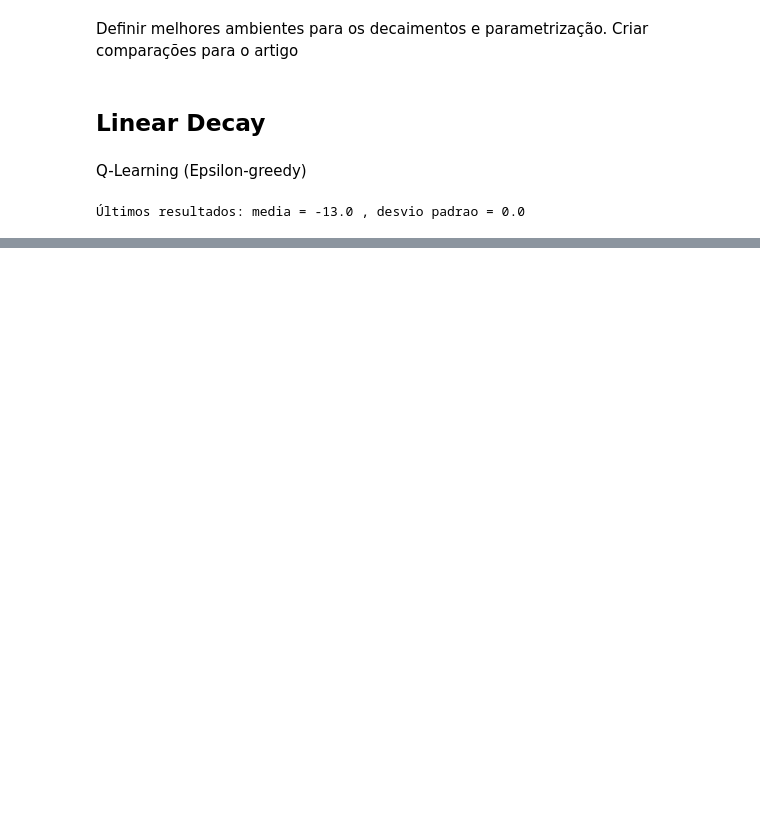
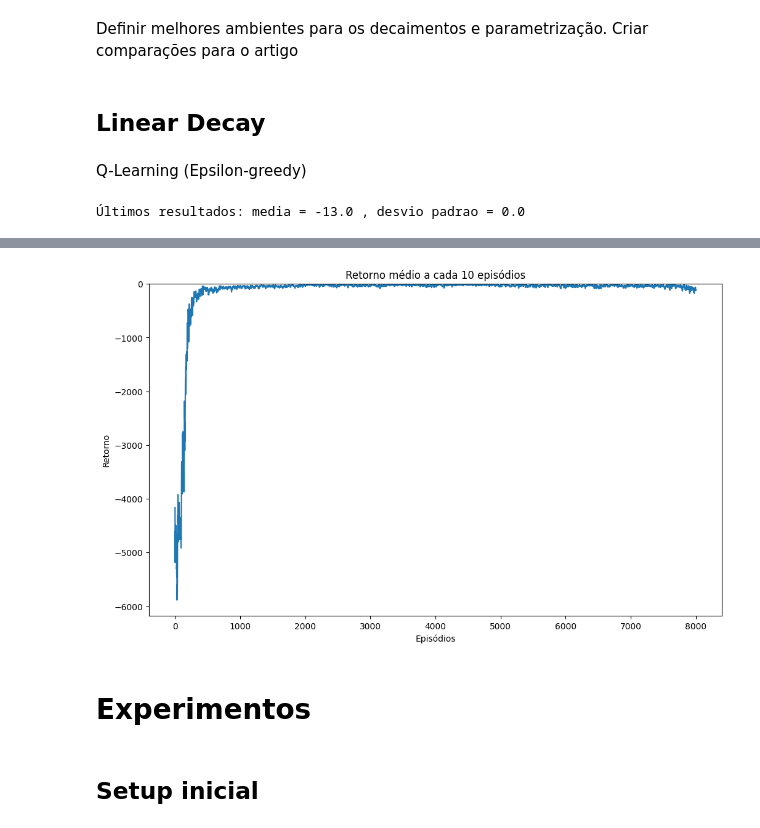
Before and after one commit to christiandoramo/Variantes-para-o-epsilon, a Jupyter notebook: Variantes_do_epsilon.ipynb, the cells around one changed output, grey strips where cells are left out. Saved outputs shown, nothing was run; the diff lists cells and outputs as text; code cells hidden in the pictures; blank space fills up the shorter version.

Commit message:
Início experimentos (CliffWalking)

```diff
--- a/Variantes_do_epsilon.ipynb
+++ b/Variantes_do_epsilon.ipynb
@@ -1524,3 +1508,23 @@ def adaptive_decay_E(E, recent_rewards, threshold=.01, decay_factor=.99,increase
+# %%
+def adaptive_decay_E(E, recent_rewards, threshold=0.005, decay_factor=0.995, increase_factor=1.005, min_E=0.005, max_E=0.995, X=200):
+    if len(recent_rewards) < 2:
+        return E  # Não há dados suficientes para avaliar
+
+    N = min(50, len(recent_rewards)//2)  # Número de episódios considerados
+    recent_mean = np.mean(recent_rewards[-N:])
+
+    if len(recent_rewards) >= 2*N:
+        previous_mean = np.mean(recent_rewards[-2*N:-N])
+    else:
+        previous_mean = recent_mean  # Evita erro de variável não inicializada
+
+    if recent_mean >= (previous_mean - threshold):  # Melhorou ou manteve
+        E = max(E * decay_factor, min_E)
+    else:  # Desempenho piorou
+        if E < max_E * 0.9:  # Permite aumento apenas se estiver significativamente abaixo do máximo
+            E = min(E * increase_factor, max_E)
+
+    return E
 # %% [markdown]
 #### Aplicado ao Q-learning
 # %%
@@ -1686,0 +1690,16 @@ plot_result(rewards1, r_max)
+# %%
+#ENV_NAME, r_max = "Taxi-v3", 10
+ENV_NAME, r_max = "CliffWalking-v0", 0
+
+EPISODES = 8_000
+LR = 0.01
+GAMMA = 0.95
+EPSILON = 0.05
+
+env = gym.make(ENV_NAME, max_episode_steps=500)
+
+# Roda o algoritmo Q-Learning
+rewards1, qtable1 = run_qlearning_adaptive(env, EPISODES, LR, GAMMA)
+# clear_output()
+
+print("Últimos resultados: media =", np.mean(rewards1[-20:]), ", desvio padrao =", np.std(rewards1[-20:]))
@@ -1686,0 +1724,9 @@ plot_result(rewards1, r_max)
+# %%
+# Mostra um gráfico de episódios x retornos não descontados
+plot_result(rewards1, r_max)
+# %% [output]
+[figure, added]
+# %% [markdown]
+# Experimentos
+# %% [markdown]
+## Setup inicial
```
Also changed, not shown: parts of 32 cells of this notebook.
